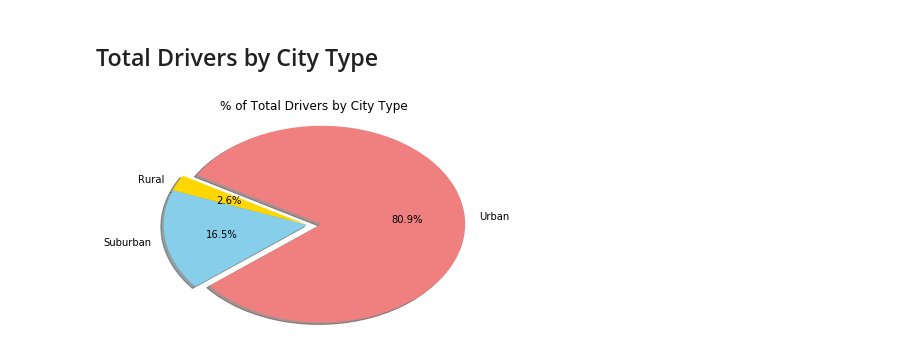
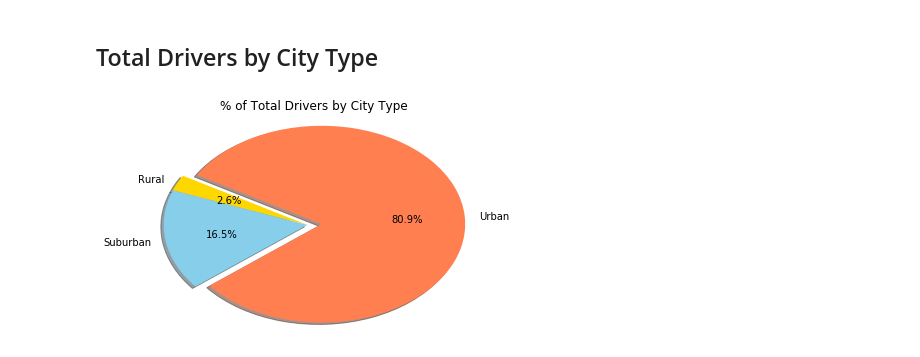
Before and after one commit to ppainuly/Pyber, a Jupyter notebook: pyber_starter.ipynb, the cells around one changed output. Drawn from its saved outputs; the diff is of its cells as text; code cells hidden in the pictures.

Commit message:
changed color to coral for Urban

```diff
--- a/pyber_starter.ipynb
+++ b/pyber_starter.ipynb
@@ -179,23 +145,24 @@ plt.show()
 # %%
 # Calculate Driver Percents
 
 driver_data = df_city.groupby(["type"])
 driver_data = driver_data["driver_count"].sum()
 
 labels = ['Rural', 'Suburban', 'Urban']
 explode = (0, 0, 0.1)
-colors = ["gold", "skyblue", "lightcoral"]
+colors = ["gold", "skyblue", "coral"]
+
 
 # Build Pie Chart
 fig, ax = plt.subplots()
 ax.pie(driver_data, explode=explode,colors=colors, labels=labels,autopct="%1.1f%%",
         shadow=True, startangle=150)
 ax.set_title("% of Total Drivers by City Type")
 ax.axis('auto')
 
 # Save Figure
 fig.savefig("TotalDriversByCity.png",bbox_inches="tight",dpi = 150)
 
 plt.show()
 # %% [output]
-[figure, old version]
+[figure, new version]
```
Also changed, not shown: parts of 5 cells of this notebook, 3 other files.
